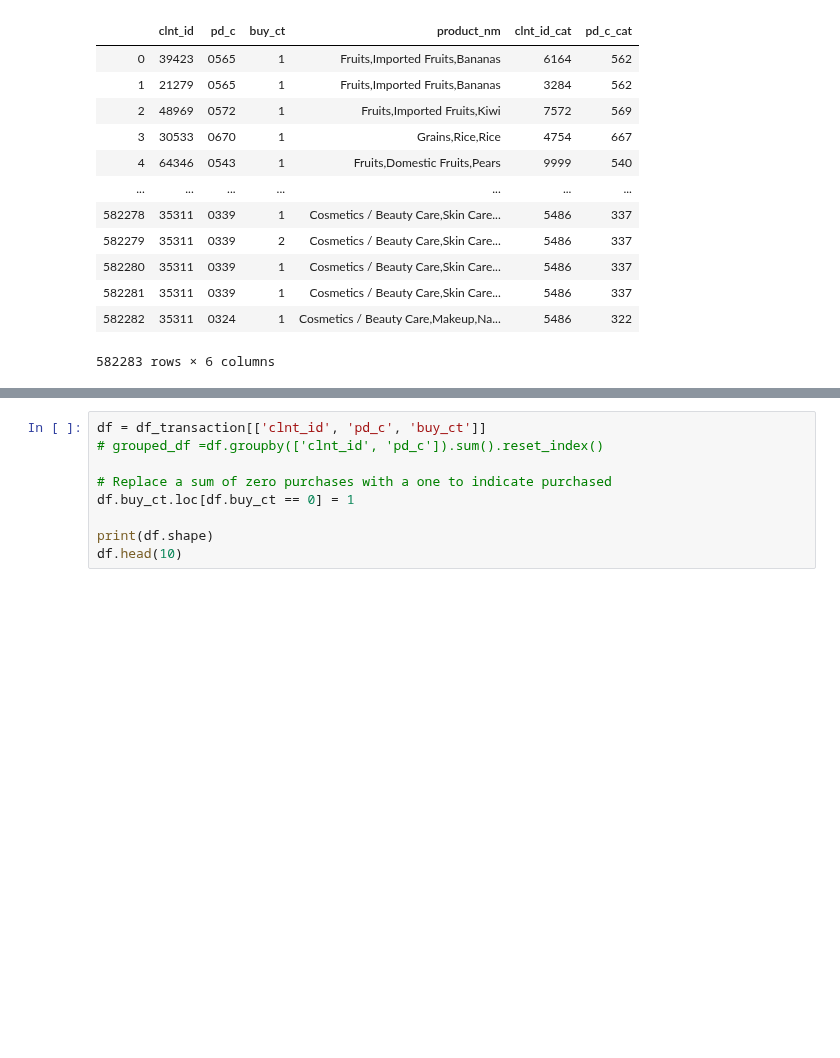
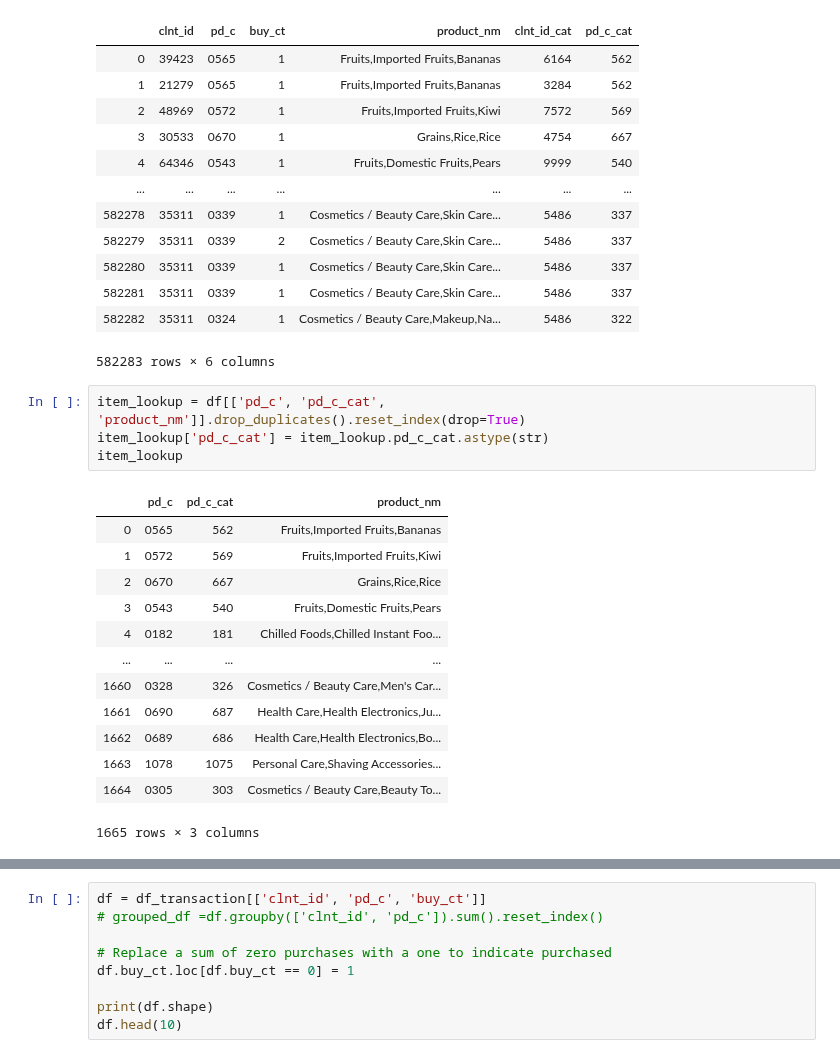
Before and after one commit to hojisu/recommendation-project, a Jupyter notebook: Alternating-Least-Squares-Copy1.ipynb, the cells around one changed output, grey strips where cells are left out. Cells and saved outputs as stored; diff of their text form; blank space fills up the shorter version.

```diff
--- a/Alternating-Least-Squares-Copy1.ipynb
+++ b/Alternating-Least-Squares-Copy1.ipynb
@@ -85,3 +85,21 @@ df
 | 582281 | 35311 | 0339 | 1 | Cosmetics / Beauty Care,Skin Care... | 5486 | 337 |
 | 582282 | 35311 | 0324 | 1 | Cosmetics / Beauty Care,Makeup,Na... | 5486 | 322 |
 582283 rows × 6 columns
+# %%
+item_lookup = df[['pd_c', 'pd_c_cat', 'product_nm']].drop_duplicates().reset_index(drop=True)
+item_lookup['pd_c_cat'] = item_lookup.pd_c_cat.astype(str)
+item_lookup
+# %% [output]
+|  | pd_c | pd_c_cat | product_nm |
+| 0 | 0565 | 562 | Fruits,Imported Fruits,Bananas |
+| 1 | 0572 | 569 | Fruits,Imported Fruits,Kiwi |
+| 2 | 0670 | 667 | Grains,Rice,Rice |
+| 3 | 0543 | 540 | Fruits,Domestic Fruits,Pears |
+| 4 | 0182 | 181 | Chilled Foods,Chilled Instant Foo... |
+| ... | ... | ... | ... |
+| 1660 | 0328 | 326 | Cosmetics / Beauty Care,Men's Car... |
+| 1661 | 0690 | 687 | Health Care,Health Electronics,Ju... |
+| 1662 | 0689 | 686 | Health Care,Health Electronics,Bo... |
+| 1663 | 1078 | 1075 | Personal Care,Shaving Accessories... |
+| 1664 | 0305 | 303 | Cosmetics / Beauty Care,Beauty To... |
+1665 rows × 3 columns
```
Also changed, not shown: parts of 2 cells of this notebook.
